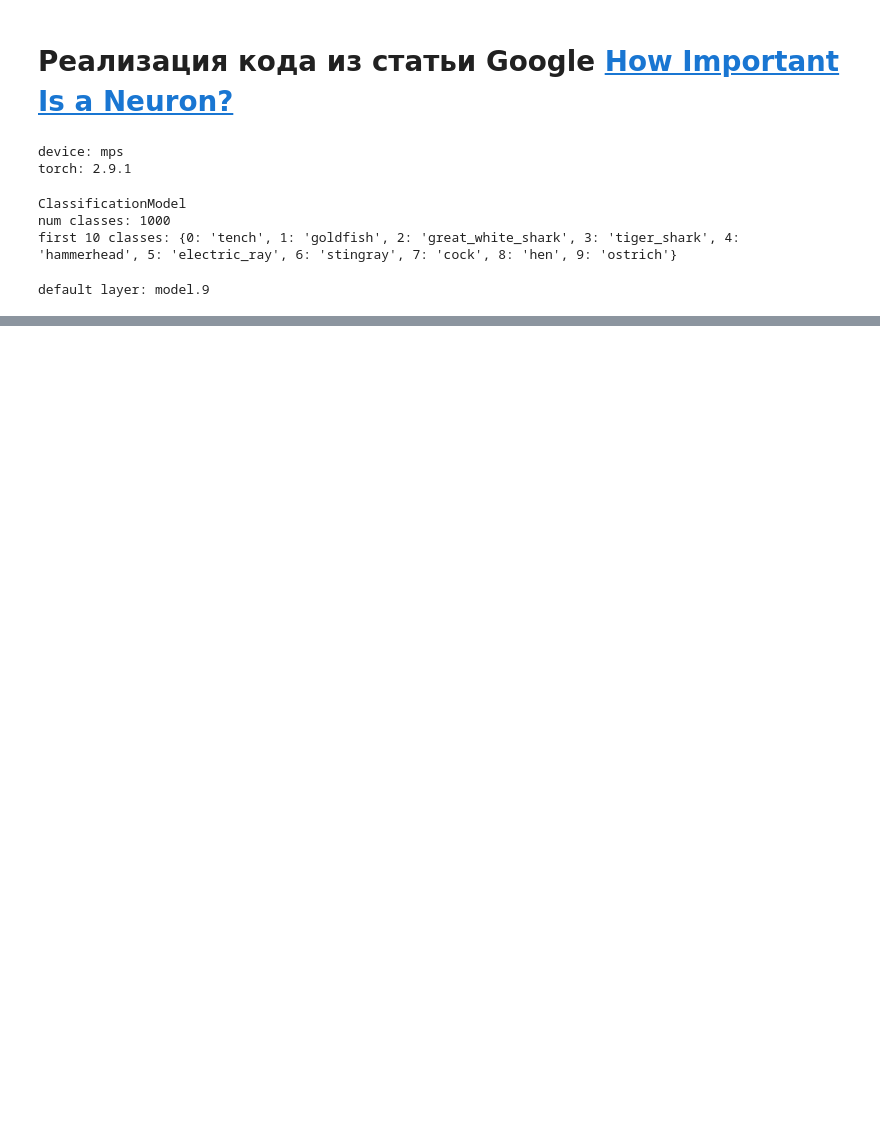
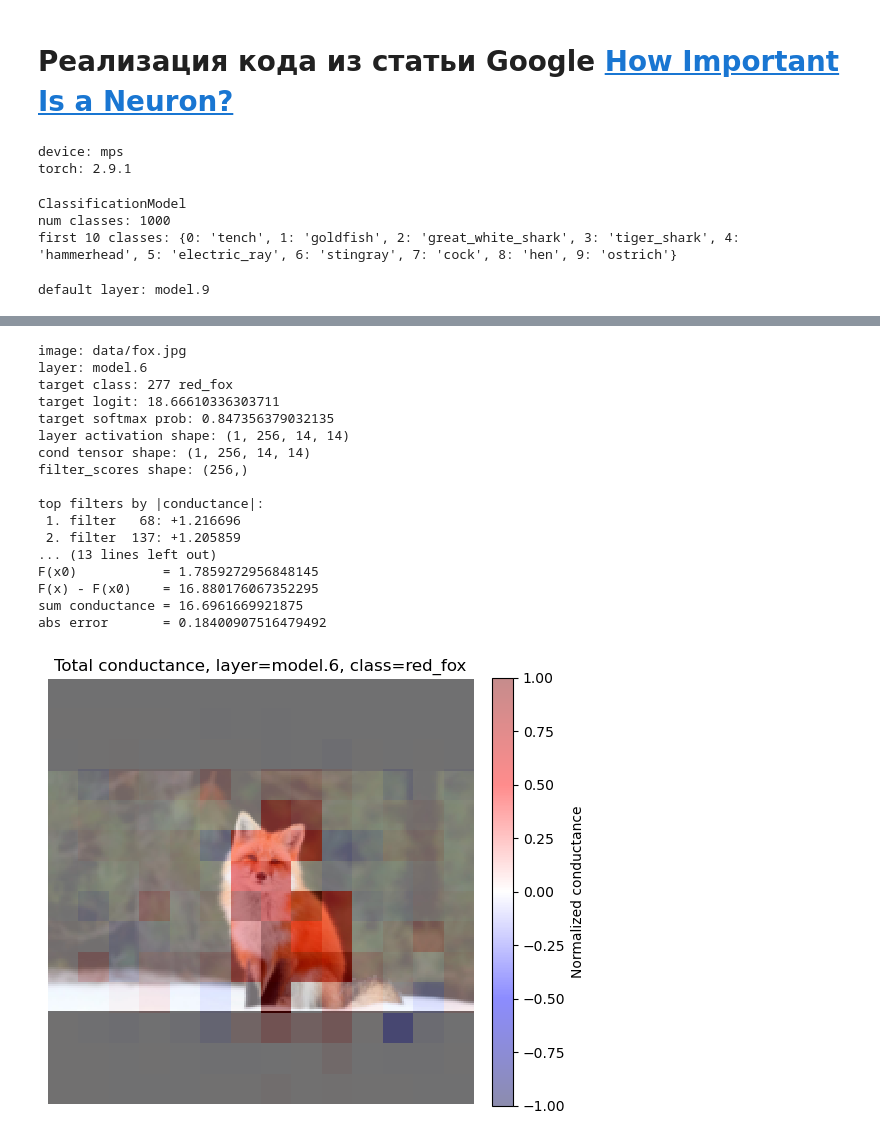
Before and after one commit to Bosbobos/AdvancedAttribution, a Jupyter notebook: HowImportantIsANeuron.ipynb, the cells around one changed output, grey strips where cells are left out. Cells and saved outputs as stored; diff of their text form; code cells hidden in the pictures; blank space fills up the shorter version.

```diff
--- a/HowImportantIsANeuron.ipynb
+++ b/HowImportantIsANeuron.ipynb
@@ -463,0 +451,26 @@ abs error       = 4.565672278404236
+# %%
+result = run_conductance_pipeline(
+    image_path="data/fox.jpg",
+    layer_name='model.6',
+    n_steps=128,
+    top_n=5,
+)
+# %% [output]
+image: data/fox.jpg
+layer: model.6
+target class: 277 red_fox
+target logit: 18.66610336303711
+target softmax prob: 0.847356379032135
+layer activation shape: (1, 256, 14, 14)
+cond tensor shape: (1, 256, 14, 14)
+filter_scores shape: (256,)
+
+top filters by |conductance|:
+ 1. filter   68: +1.216696
+ 2. filter  137: +1.205859
+... (13 lines left out)
+F(x0)           = 1.7859272956848145
+F(x) - F(x0)    = 16.880176067352295
+sum conductance = 16.6961669921875
+abs error       = 0.18400907516479492
+[figure, added]
```
Also changed, not shown: parts of 13 cells of this notebook.
